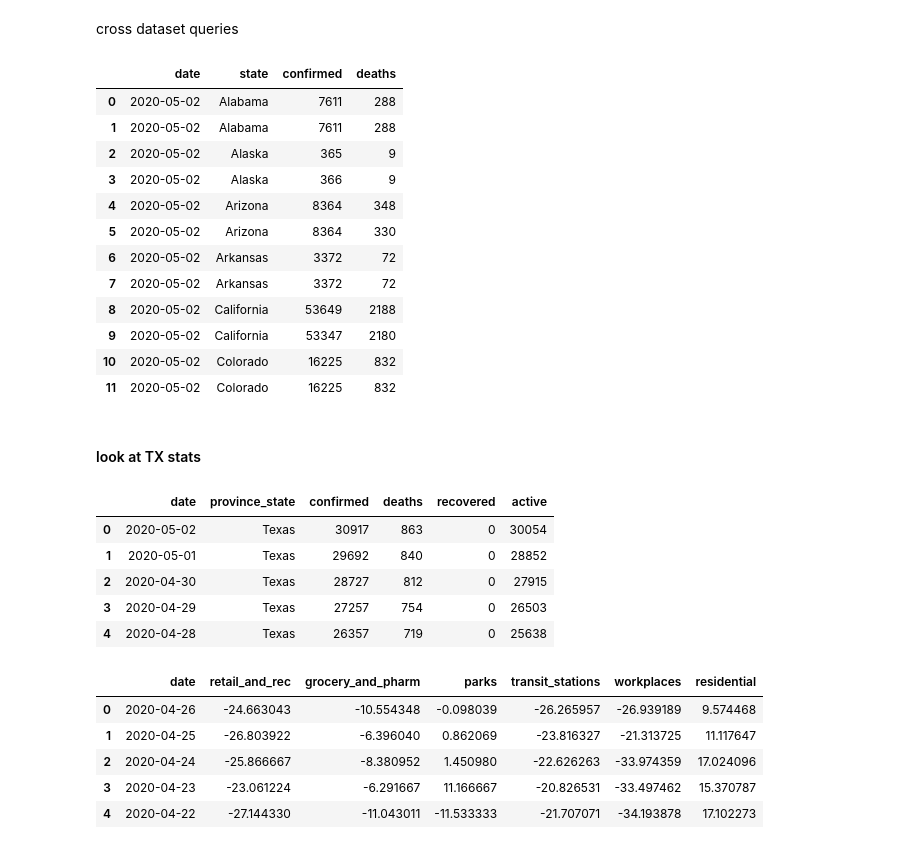
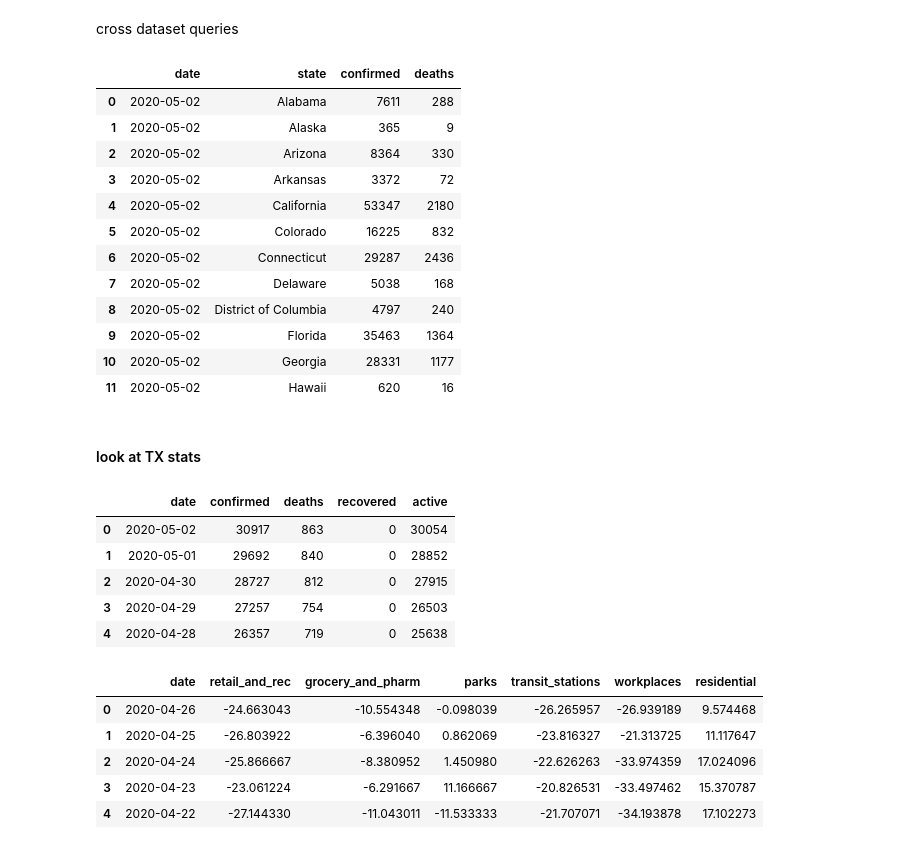
Before and after one commit to cs327e-spring2020/jasmine_yang, a Jupyter notebook: covid19_analysis.ipynb, the cells around one changed output. Cells and saved outputs as stored; diff of their text form; code cells hidden in the pictures.

```diff
--- a/covid19_analysis.ipynb
+++ b/covid19_analysis.ipynb
@@ -112,49 +115,50 @@ limit 5
 cross dataset queries
 # %%
 %%bigquery
+select j1.date, j1.state, j1.confirmed, j1.deaths from
 (select date, province_state as state, sum(j.confirmed) as confirmed, sum(j.deaths) as deaths
 from covid19_jhu_csse_modeled.reports j
 join covid19_jhu_csse_modeled.us_location_id_Beam_DF l on j.location_id = l.id
-group by date, province_state)
-union all
+group by date, province_state) j1
+join
 (select date, state, sum(confirmed_cases) as confirmed, sum(deaths) as deaths
 from covid19_usafacts_modeled.reports r
 join covid19_usafacts_modeled.loc_state_Beam_DF s on s.state_fips_code = r.state_fips_code
-group by date, state)
+group by date, state) j2 on j1.date=j2.date and j1.state=j2.state
 order by date desc, state
 limit 12
 # %% [output]
 |  | date | state | confirmed | deaths |
 | 0 | 2020-05-02 | Alabama | 7611 | 288 |
-| 1 | 2020-05-02 | Alabama | 7611 | 288 |
-| 2 | 2020-05-02 | Alaska | 365 | 9 |
-| 3 | 2020-05-02 | Alaska | 366 | 9 |
-| 4 | 2020-05-02 | Arizona | 8364 | 348 |
-| 5 | 2020-05-02 | Arizona | 8364 | 330 |
-| 6 | 2020-05-02 | Arkansas | 3372 | 72 |
-| 7 | 2020-05-02 | Arkansas | 3372 | 72 |
-| 8 | 2020-05-02 | California | 53649 | 2188 |
-| 9 | 2020-05-02 | California | 53347 | 2180 |
-| 10 | 2020-05-02 | Colorado | 16225 | 832 |
-| 11 | 2020-05-02 | Colorado | 16225 | 832 |
+| 1 | 2020-05-02 | Alaska | 365 | 9 |
+| 2 | 2020-05-02 | Arizona | 8364 | 330 |
+| 3 | 2020-05-02 | Arkansas | 3372 | 72 |
+| 4 | 2020-05-02 | California | 53347 | 2180 |
+| 5 | 2020-05-02 | Colorado | 16225 | 832 |
+| 6 | 2020-05-02 | Connecticut | 29287 | 2436 |
+| 7 | 2020-05-02 | Delaware | 5038 | 168 |
+| 8 | 2020-05-02 | District of Columbia | 4797 | 240 |
+| 9 | 2020-05-02 | Florida | 35463 | 1364 |
+| 10 | 2020-05-02 | Georgia | 28331 | 1177 |
+| 11 | 2020-05-02 | Hawaii | 620 | 16 |
 # %% [markdown]
 #### look at TX stats
 # %%
 %%bigquery
-select date, province_state, sum(confirmed) as confirmed, sum(deaths) as deaths, sum(recovered) as recovered, sum(active) as active
-from covid19_jhu_csse_modeled.reports r join covid19_jhu_csse_modeled.location_id l
+select date, sum(confirmed) as confirmed, sum(deaths) as deaths, sum(recovered) as recovered, sum(active) as active
+from covid19_jhu_csse_modeled.reports r join covid19_jhu_csse_modeled.location_id_Beam_DF l
 on r.location_id = l.id
 where province_state  = 'Texas' or province_state like '%TX%'
-group by province_state, date
-order by date desc, province_state
+group by date
+order by date desc
 limit 5
 # %% [output]
-|  | date | province_state | confirmed | deaths | recovered | active |
-| 0 | 2020-05-02 | Texas | 30917 | 863 | 0 | 30054 |
-| 1 | 2020-05-01 | Texas | 29692 | 840 | 0 | 28852 |
-| 2 | 2020-04-30 | Texas | 28727 | 812 | 0 | 27915 |
-| 3 | 2020-04-29 | Texas | 27257 | 754 | 0 | 26503 |
-| 4 | 2020-04-28 | Texas | 26357 | 719 | 0 | 25638 |
+|  | date | confirmed | deaths | recovered | active |
+| 0 | 2020-05-02 | 30917 | 863 | 0 | 30054 |
+| 1 | 2020-05-01 | 29692 | 840 | 0 | 28852 |
+| 2 | 2020-04-30 | 28727 | 812 | 0 | 27915 |
+| 3 | 2020-04-29 | 27257 | 754 | 0 | 26503 |
+| 4 | 2020-04-28 | 26357 | 719 | 0 | 25638 |
 # %%
 %%bigquery
 select date, avg(retail_and_rec) as retail_and_rec, avg(grocery_and_pharm) as grocery_and_pharm, avg(parks) as parks, avg(transit_stations) as transit_stations, avg(workplaces) as workplaces, avg(residential) as residential
```
Also changed, not shown: parts of 8 cells of this notebook.
